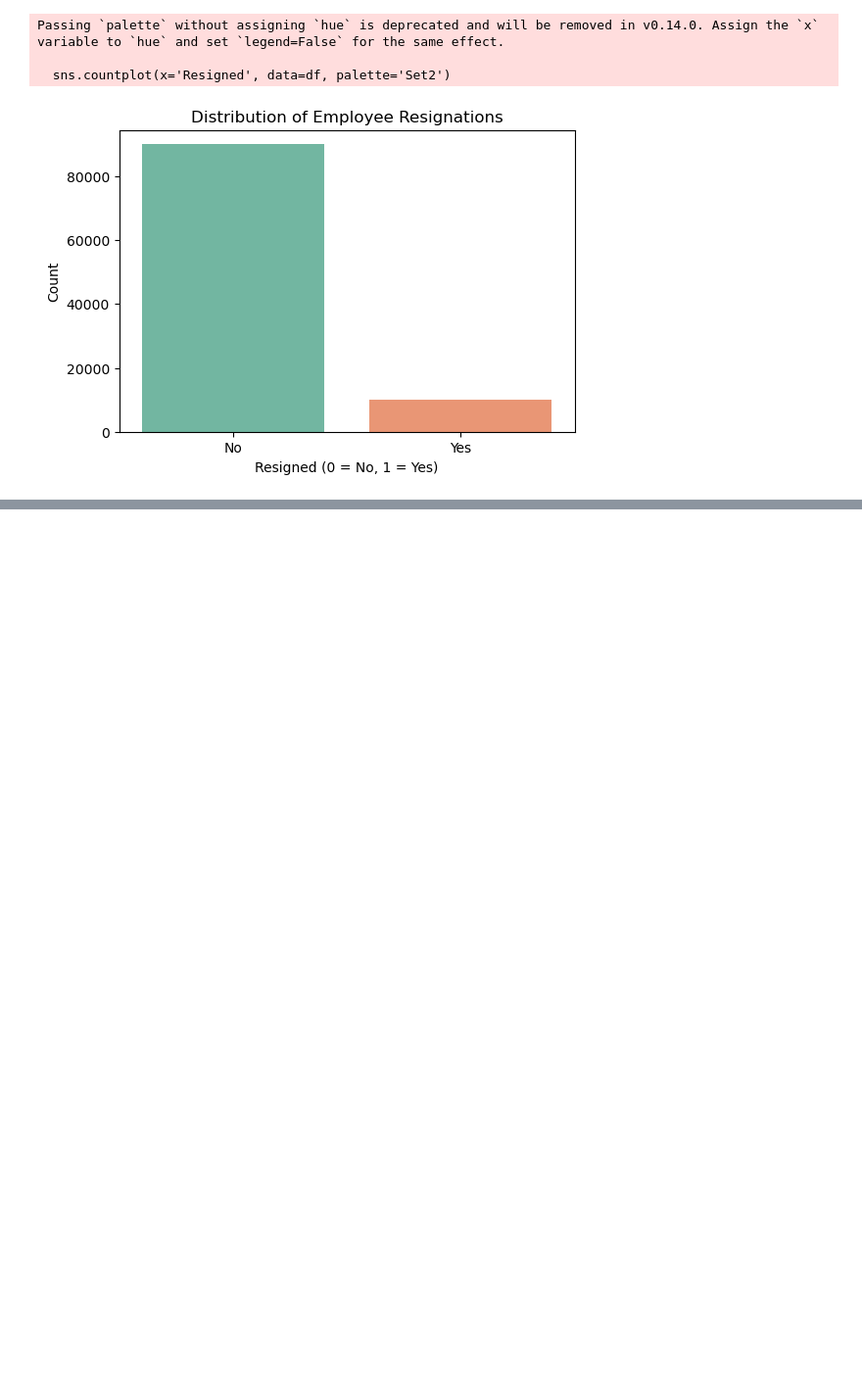
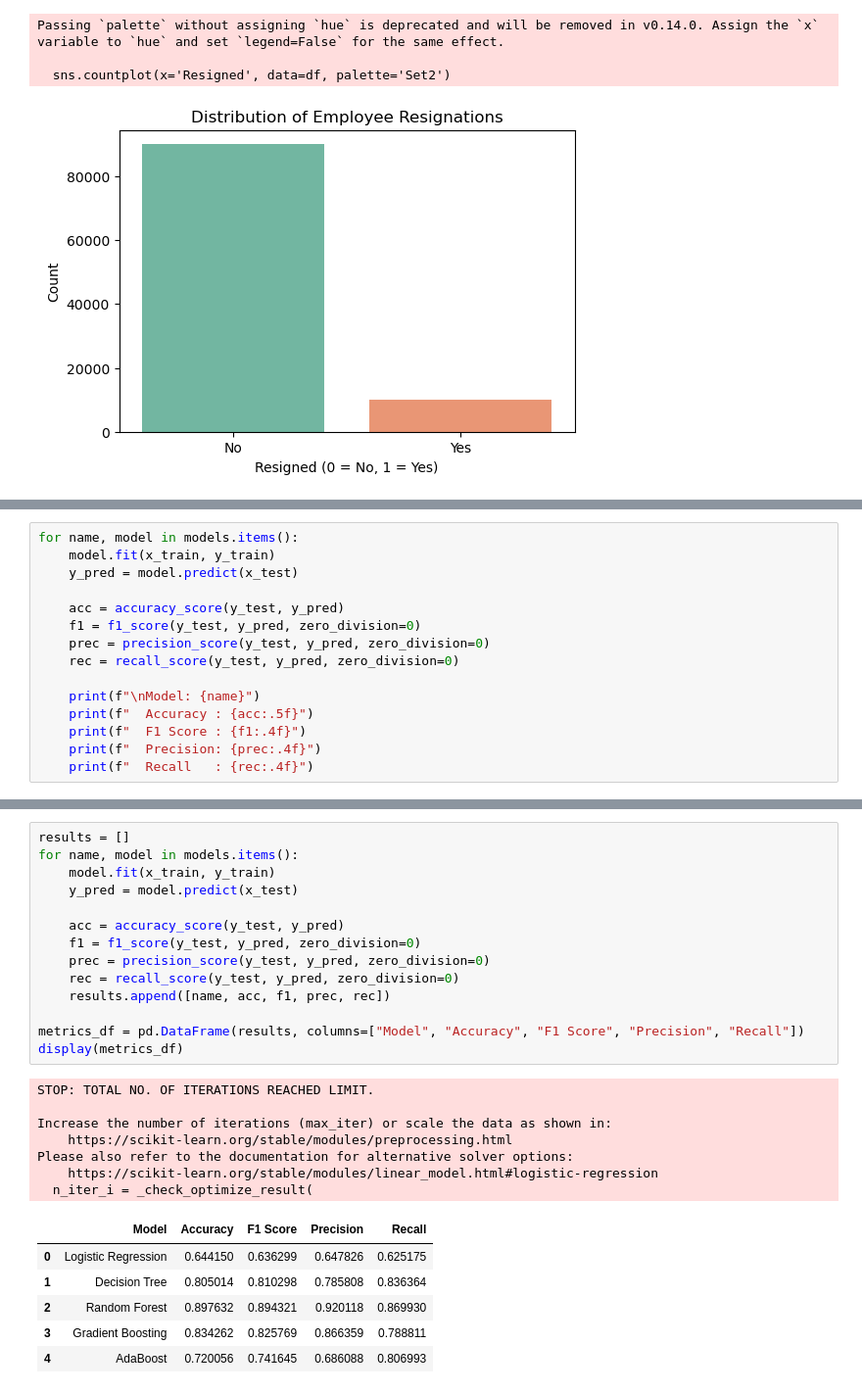
Before and after one commit to YUVASHRI-25/employee_resign, a Jupyter notebook: code.ipynb, the cells around one changed output, grey strips where cells are left out. Shown: that part at 98% size. Cells and saved outputs as stored; diff of their text form; blank space fills up the shorter version.

```diff
--- a/code.ipynb
+++ b/code.ipynb
@@ -162,0 +303,15 @@ dtype: int64
+# %%
+for name, model in models.items():
+    model.fit(x_train, y_train)
+    y_pred = model.predict(x_test)
+
+    acc = accuracy_score(y_test, y_pred)
+    f1 = f1_score(y_test, y_pred, zero_division=0)
+    prec = precision_score(y_test, y_pred, zero_division=0)
+    rec = recall_score(y_test, y_pred, zero_division=0)
+
+    print(f"\nModel: {name}")
+    print(f"  Accuracy : {acc:.5f}")
+    print(f"  F1 Score : {f1:.4f}")
+    print(f"  Precision: {prec:.4f}")
+    print(f"  Recall   : {rec:.4f}")
@@ -162,0 +403,28 @@ dtype: int64
+# %%
+results = []
+for name, model in models.items():
+    model.fit(x_train, y_train)
+    y_pred = model.predict(x_test)
+
+    acc = accuracy_score(y_test, y_pred)
+    f1 = f1_score(y_test, y_pred, zero_division=0)
+    prec = precision_score(y_test, y_pred, zero_division=0)
+    rec = recall_score(y_test, y_pred, zero_division=0)
+    results.append([name, acc, f1, prec, rec])
+
+metrics_df = pd.DataFrame(results, columns=["Model", "Accuracy", "F1 Score", "Precision", "Recall"])
+display(metrics_df)
+# %% [output]
+STOP: TOTAL NO. OF ITERATIONS REACHED LIMIT.
+
+Increase the number of iterations (max_iter) or scale the data as shown in:
+    https://scikit-learn.org/stable/modules/preprocessing.html
+Please also refer to the documentation for alternative solver options:
+    https://scikit-learn.org/stable/modules/linear_model.html#logistic-regression
+  n_iter_i = _check_optimize_result(
+|  | Model | Accuracy | F1 Score | Precision | Recall |
+| 0 | Logistic Regression | 0.644150 | 0.636299 | 0.647826 | 0.625175 |
+| 1 | Decision Tree | 0.805014 | 0.810298 | 0.785808 | 0.836364 |
+| 2 | Random Forest | 0.897632 | 0.894321 | 0.920118 | 0.869930 |
+| 3 | Gradient Boosting | 0.834262 | 0.825769 | 0.866359 | 0.788811 |
+| 4 | AdaBoost | 0.720056 | 0.741645 | 0.686088 | 0.806993 |
```
Also changed, not shown: parts of 19 cells of this notebook, 2 other files.
